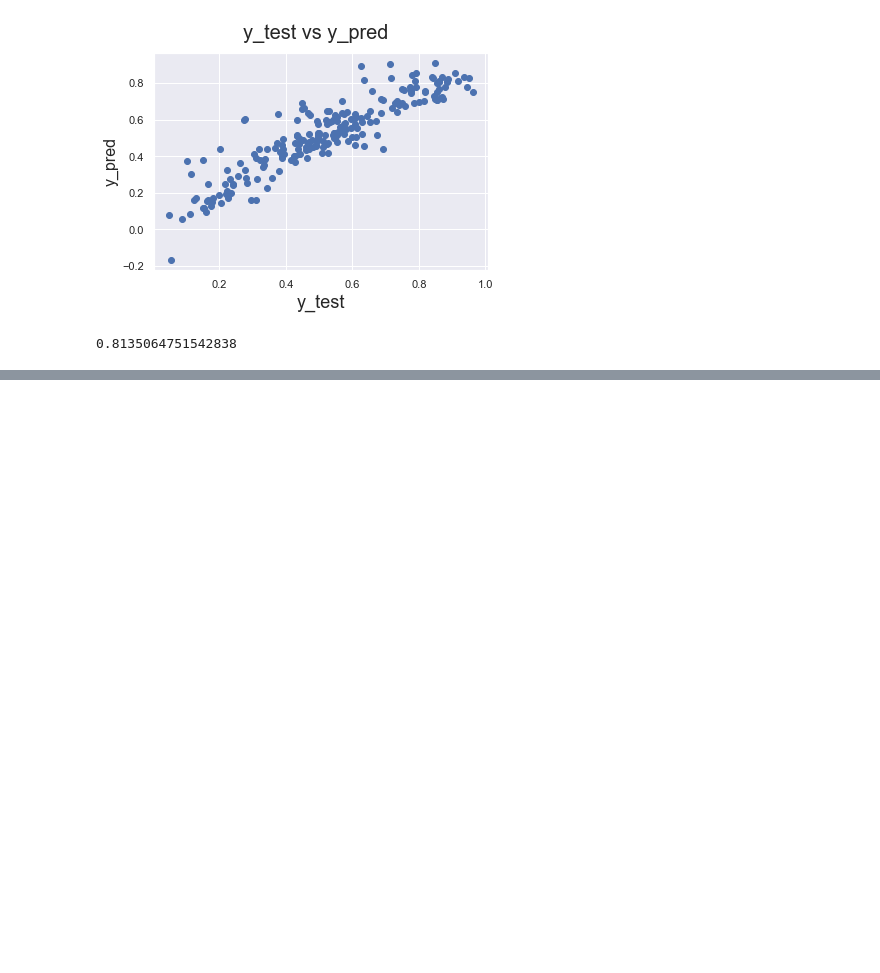
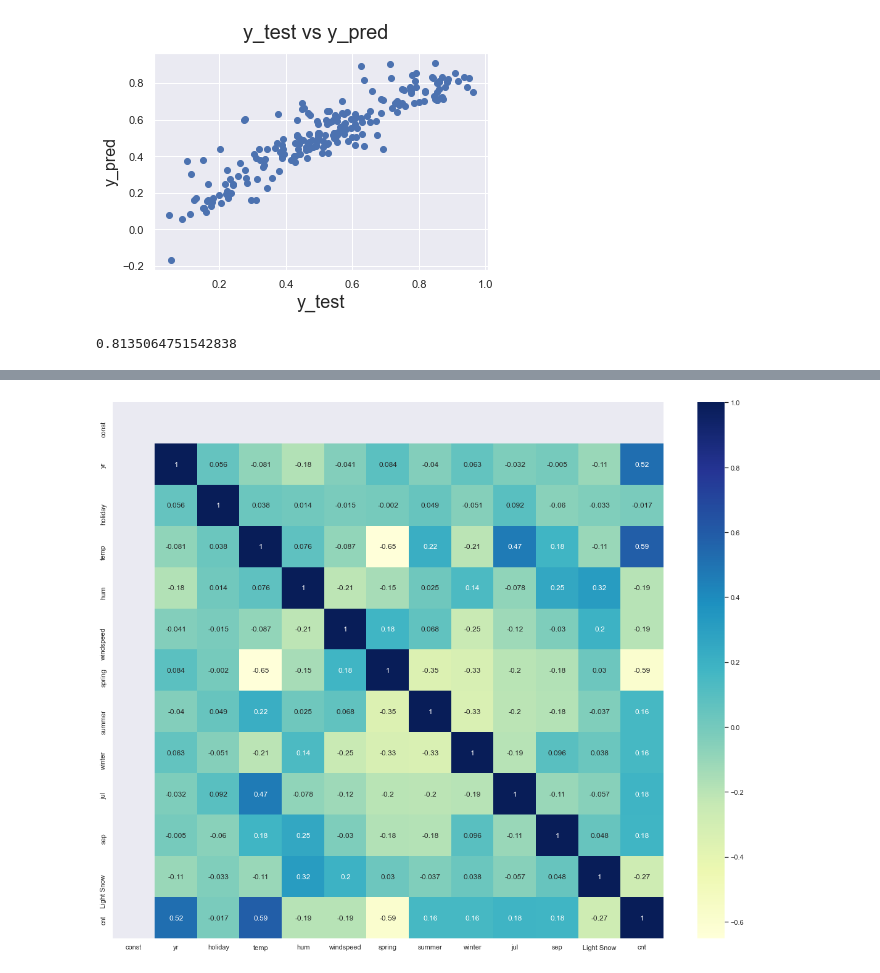
Before and after one commit to dicotips/BikeSharing_DemandPrediction_LinearRegression, a Jupyter notebook: LinearRegressionAssignment.ipynb, the cells around one changed output, grey strips where cells are left out. Saved outputs shown, nothing was run; the diff lists cells and outputs as text; code cells hidden in the pictures; blank space fills up the shorter version.

Commit message:
Added Model Build, Evaluation and Conclusions

```diff
--- a/LinearRegressionAssignment.ipynb
+++ b/LinearRegressionAssignment.ipynb
@@ -947,0 +943,4 @@ NameError: name 'X_test_new' is not defined
+# %%
+## Plot the correlation heatmap
+final_model = pd.concat([X_test_model, y_test], axis = 1)
+final_model.head()
@@ -947,0 +966,6 @@ NameError: name 'X_test_new' is not defined
+# %%
+plt.figure(figsize = (20, 16))
+sns.heatmap(final_model.corr(), annot= True, cmap="YlGnBu")
+plt.show()
+# %% [output]
+[figure, added]
```
Also changed, not shown: parts of 27 cells of this notebook.
